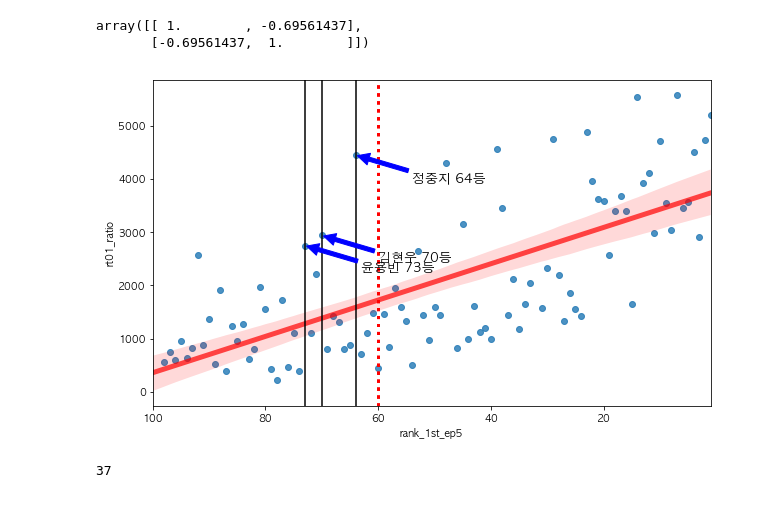
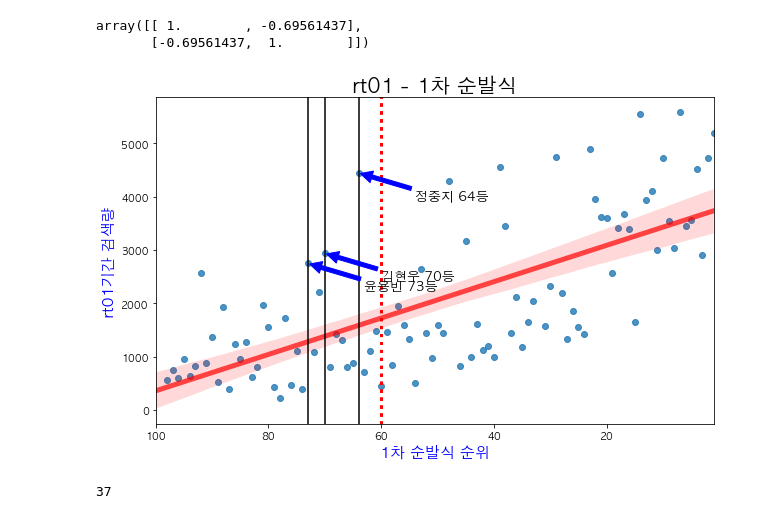
Before and after one commit to Juuhyung0421/pd101, a Jupyter notebook: pd101_corrcoef.ipynb, the cells around one changed output. Cells and saved outputs as stored; diff of their text form; code cells hidden in the pictures.

Commit message:
edit xlabel

```diff
--- a/pd101_corrcoef.ipynb
+++ b/pd101_corrcoef.ipynb
@@ -75,11 +75,14 @@ vline = [vertical_range.index[0],
          vertical_range.index[2]]
 # %%
 plt.figure(figsize=(10,6))
+
+
 
 x = np.arange(1, 100, 20)
 plt.xlim(100, 1)
 
 sns.regplot(x = s1['rank_1st_ep5'] , y = s1['rt01_ratio'], line_kws = {"color":"r","alpha":0.7,"lw":5})
+
 
 
 for each in vline:
@@ -90,10 +93,16 @@ for each in vline:
 
     plt.axvline(x=s1['rank_1st_ep5'][each], color='black') # ratio 상위 3명 관련 axvline
     plt.annotate(total, xy=(s1['rank_1st_ep5'][each], s1['rt01_ratio'][each]),
-                 xytext=(s1['rank_1st_ep5'][each]-10, s1['rt01_ratio'][each]+500), size=13,
+                 xytext=(s1['rank_1st_ep5'][each]+20, s1['rt01_ratio'][each]+500), size=13,
                  arrowprops=dict(color='blue', shrink=0.03))
 
     plt.axvline(x = 61, color = 'red', linestyle=':', linewidth= 3) # 1차 순발식 생존 등수
 
+plt.title('rt01 - 1차 순발식', fontsize = 20, fontweight = 'bold')
+plt.xlabel('1차 순발식 순위', fontsize = 15, color = 'b')
+plt.ylabel('rt01기간 검색량', fontsize = 15, color = 'b')
+
+# plt.savefig('s1_rt01')
+
 plt.show()
 # %% [output]
@@ -138,28 +147,36 @@ vline = [vertical_range.index[0],
 # %%
 plt.figure(figsize=(10,6))
 
 x = np.arange(1, 100, 20)
 plt.xlim(100, 1)
 
 sns.regplot(x = s2['rank_1st_ep5'] , y = s2['rt01_ratio'], line_kws = {"color":"r","alpha":0.7,"lw":5})
 
 
 for each in vline:
     name = s2['name'][each]
     rank = str(s2['rank_1st_ep5'][each])
     suffix = '등'
     total = name + ' ' + rank + suffix
 
     plt.axvline(x=s2['rank_1st_ep5'][each], color='black') # ratio 상위 3명 관련 axvline
     plt.annotate(total, xy=(s2['rank_1st_ep5'][each], s2['rt01_ratio'][each]),
                  xytext=(s2['rank_1st_ep5'][each]-10, s2['rt01_ratio'][each]-500), size=13,
                  arrowprops=dict(color='blue', shrink=0.03))
 
     plt.axvline(x = 60, color = 'red', linestyle=':', linewidth= 3) # 1차 순발식 생존 등수
 
+
+plt.title('rt01 - 1차 순발식', fontsize = 20, fontweight = 'bold')
+plt.xlabel('1차 순발식 순위', fontsize = 15, color = 'b')
+plt.ylabel('rt01기간 검색량', fontsize = 15, color = 'b')
+
+# plt.savefig('s2_rt01')
+
+
 plt.show()
 # %% [output]
-[figure, old version]
+[figure, new version]
 # %%
 len(out[out['rt01_ratio'] >
                      int(s1[s1[
```
Also changed, not shown: parts of 8 cells of this notebook.
